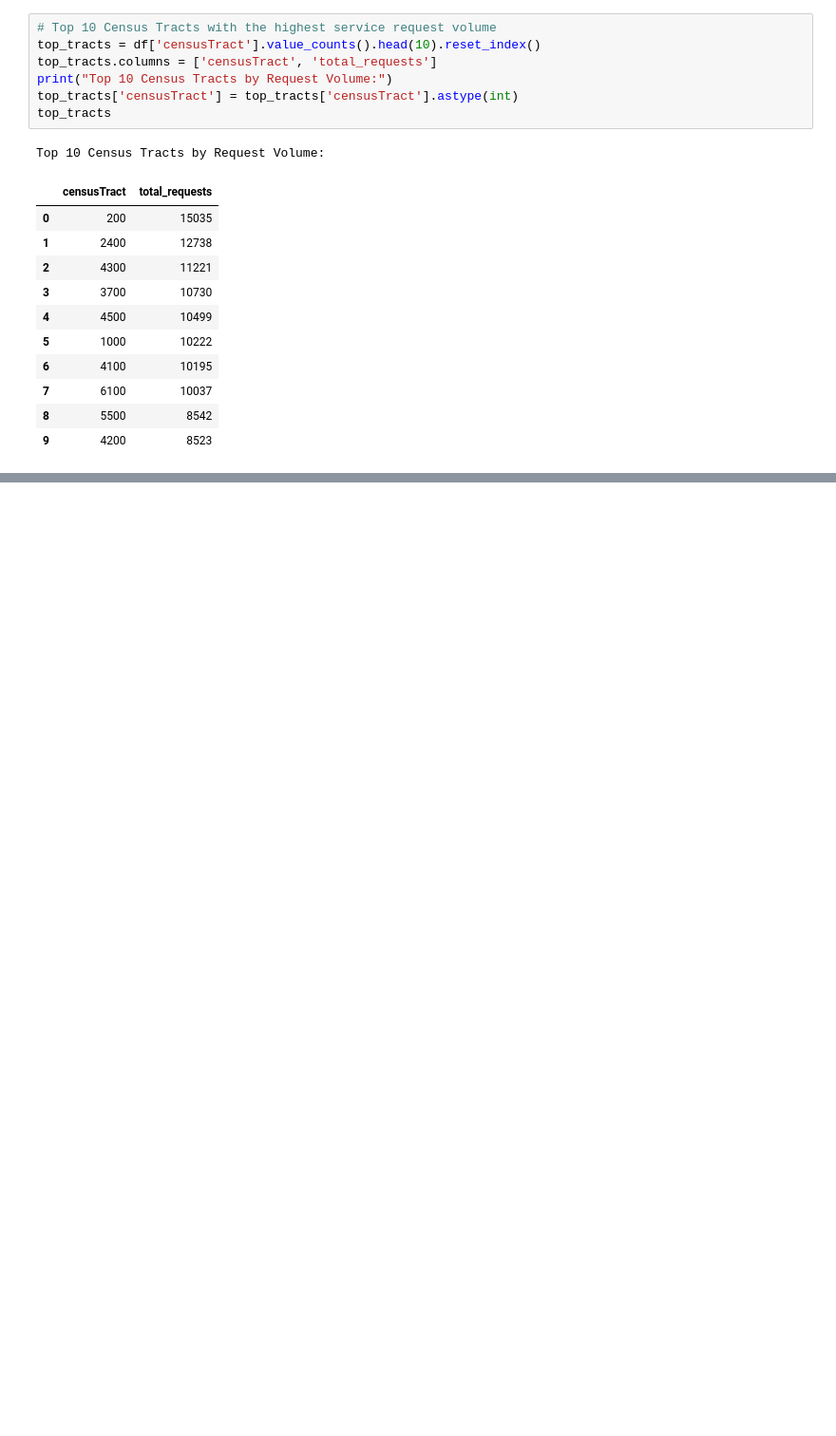
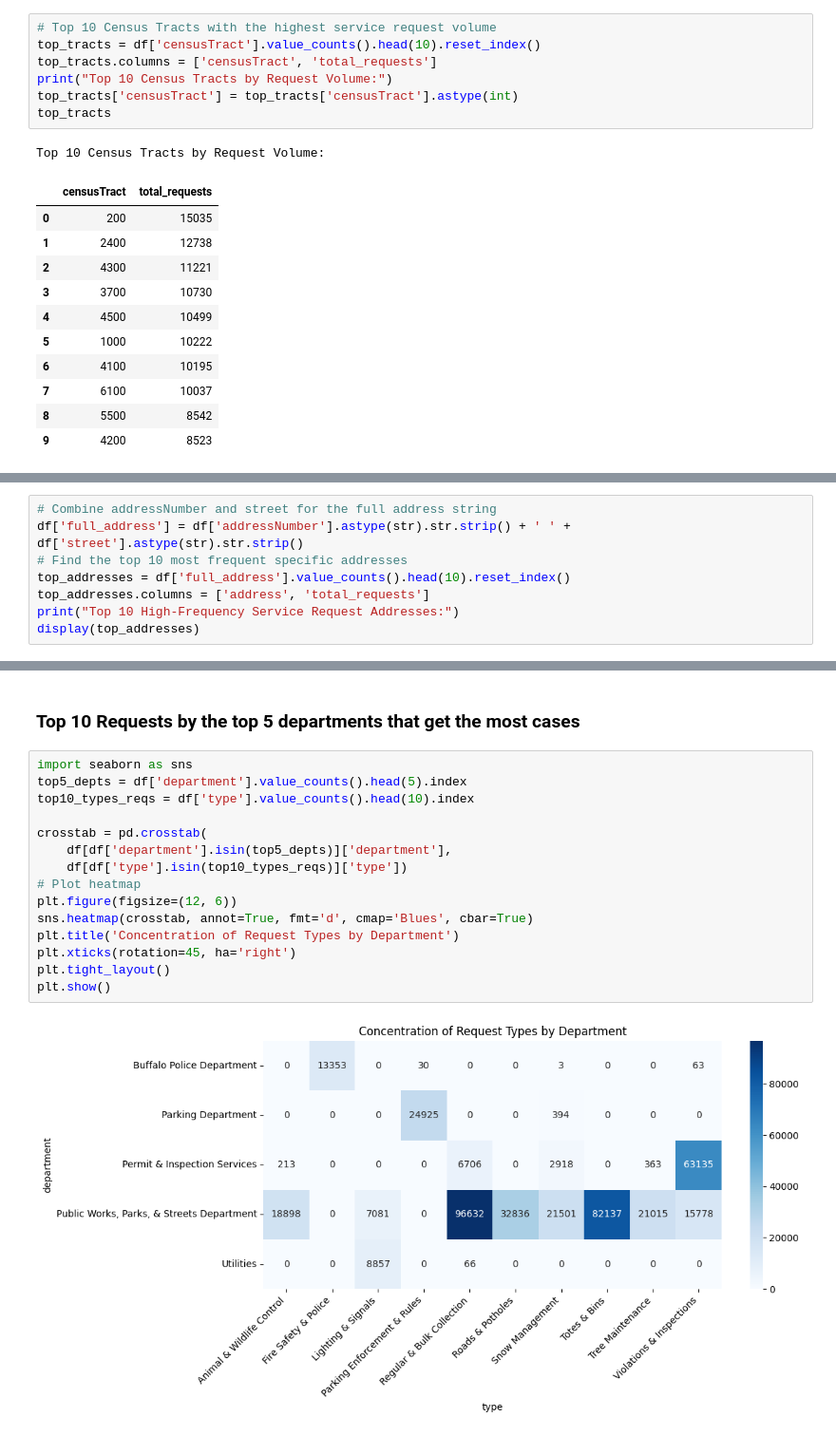
Before and after one commit to JoshuaCongHu/CTRL-Freaks, a Jupyter notebook: src/Buffalo 331 Service Exploratory Data Analytics.ipynb, the cells around one changed output, grey strips where cells are left out. Shown at 95% size. Drawn from its saved outputs; the diff is of its cells as text; blank space fills up the shorter version.

Commit message:
Added a heat map based on the top requests from the top 5 departments

```diff
--- a/src/Buffalo 331 Service Exploratory Data Analytics.ipynb
+++ b/src/Buffalo 331 Service Exploratory Data Analytics.ipynb
@@ -246,0 +254,8 @@ Top 10 Census Tracts by Request Volume:
+# %%
+# Combine addressNumber and street for the full address string
+df['full_address'] = df['addressNumber'].astype(str).str.strip() + ' ' + df['street'].astype(str).str.strip()
+# Find the top 10 most frequent specific addresses
+top_addresses = df['full_address'].value_counts().head(10).reset_index()
+top_addresses.columns = ['address', 'total_requests']
+print("Top 10 High-Frequency Service Request Addresses:")
+display(top_addresses)
@@ -246,0 +275,19 @@ Top 10 Census Tracts by Request Volume:
+# %% [markdown]
+### Top 10 Requests by the top 5 departments that get the most cases
+# %%
+import seaborn as sns
+top5_depts = df['department'].value_counts().head(5).index
+top10_types_reqs = df['type'].value_counts().head(10).index
+
+crosstab = pd.crosstab(
+    df[df['department'].isin(top5_depts)]['department'],
+    df[df['type'].isin(top10_types_reqs)]['type'])
+# Plot heatmap
+plt.figure(figsize=(12, 6))
+sns.heatmap(crosstab, annot=True, fmt='d', cmap='Blues', cbar=True)
+plt.title('Concentration of Request Types by Department')
+plt.xticks(rotation=45, ha='right')
+plt.tight_layout()
+plt.show()
+# %% [output]
+[figure, added]
```
Also changed, not shown: parts of 4 cells of this notebook.
